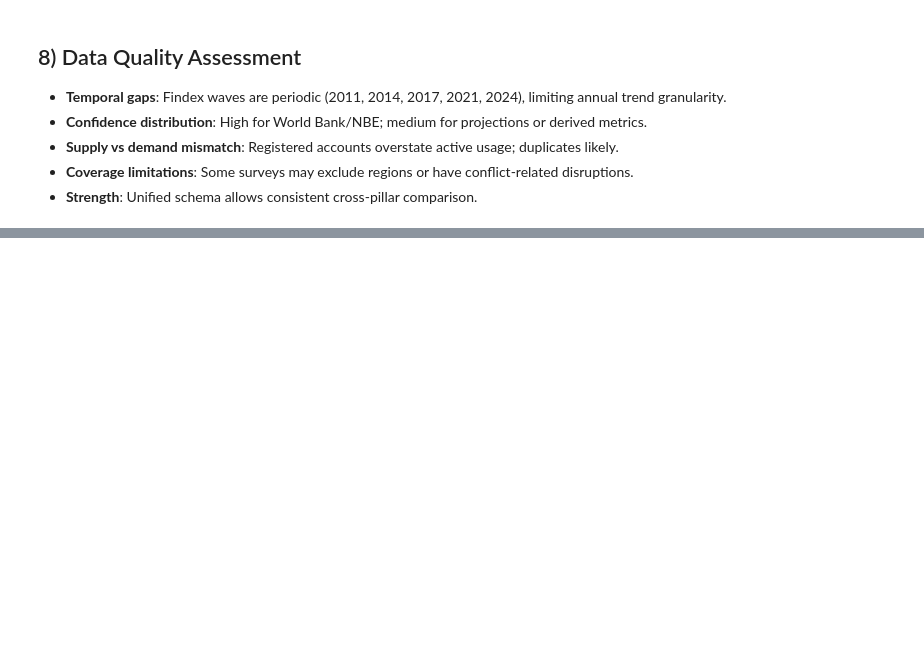
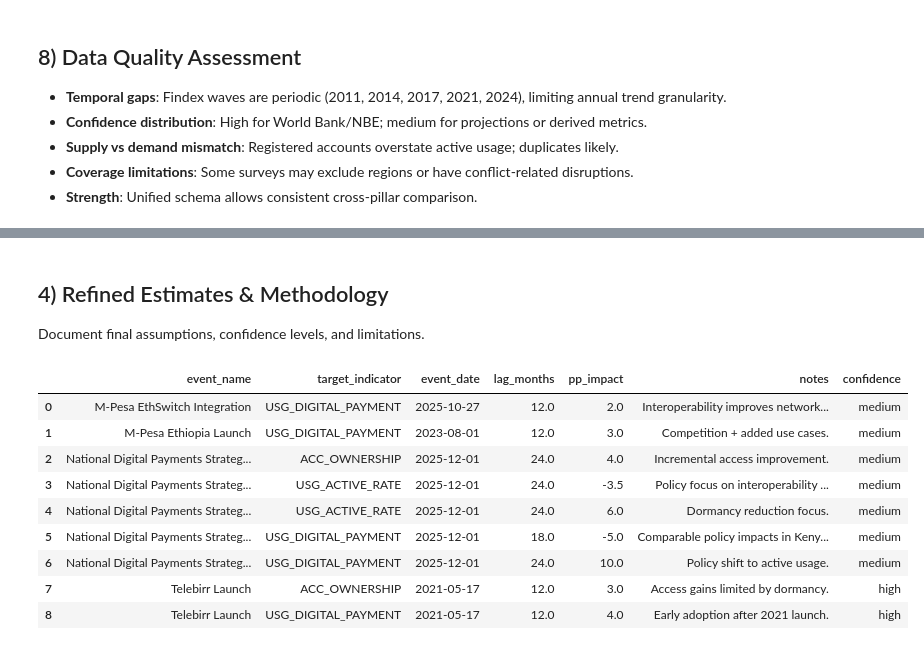
Before and after one commit to Faysalseifu/Forecasting-Financial-Inclusion-in-Ethiopia, a Jupyter notebook: notebooks/task2_eda.ipynb, the cells around one changed output, grey strips where cells are left out. Saved outputs shown, nothing was run; the diff lists cells and outputs as text; code cells hidden in the pictures; blank space fills up the shorter version.

```diff
--- a/notebooks/task2_eda.ipynb
+++ b/notebooks/task2_eda.ipynb
@@ -233,0 +471,22 @@ else:
+# %% [markdown]
+## 4) Refined Estimates & Methodology
+Document final assumptions, confidence levels, and limitations.
+# %%
+refined = event_impact_table.copy()
+event_name_lower = refined["event_name"].fillna("").str.lower()
+refined["confidence"] = event_name_lower.map(
+    lambda x: "high" if "telebirr" in x else ("medium-high" if "ndps" in x else "medium")
+ )
+refined = refined.sort_values(["event_name", "target_indicator"]).reset_index(drop=True)
+refined
+# %% [output]
+|  | event_name | target_indicator | event_date | lag_months | pp_impact | notes | confidence |
+| 0 | M-Pesa EthSwitch Integration | USG_DIGITAL_PAYMENT | 2025-10-27 | 12.0 | 2.0 | Interoperability improves network... | medium |
+| 1 | M-Pesa Ethiopia Launch | USG_DIGITAL_PAYMENT | 2023-08-01 | 12.0 | 3.0 | Competition + added use cases. | medium |
+| 2 | National Digital Payments Strateg... | ACC_OWNERSHIP | 2025-12-01 | 24.0 | 4.0 | Incremental access improvement. | medium |
+| 3 | National Digital Payments Strateg... | USG_ACTIVE_RATE | 2025-12-01 | 24.0 | -3.5 | Policy focus on interoperability ... | medium |
+| 4 | National Digital Payments Strateg... | USG_ACTIVE_RATE | 2025-12-01 | 24.0 | 6.0 | Dormancy reduction focus. | medium |
+| 5 | National Digital Payments Strateg... | USG_DIGITAL_PAYMENT | 2025-12-01 | 18.0 | -5.0 | Comparable policy impacts in Keny... | medium |
+| 6 | National Digital Payments Strateg... | USG_DIGITAL_PAYMENT | 2025-12-01 | 24.0 | 10.0 | Policy shift to active usage. | medium |
+| 7 | Telebirr Launch | ACC_OWNERSHIP | 2021-05-17 | 12.0 | 3.0 | Access gains limited by dormancy. | high |
+| 8 | Telebirr Launch | USG_DIGITAL_PAYMENT | 2021-05-17 | 12.0 | 4.0 | Early adoption after 2021 launch. | high |
```
Also changed, not shown: parts of 9 cells of this notebook, 1 other file.
